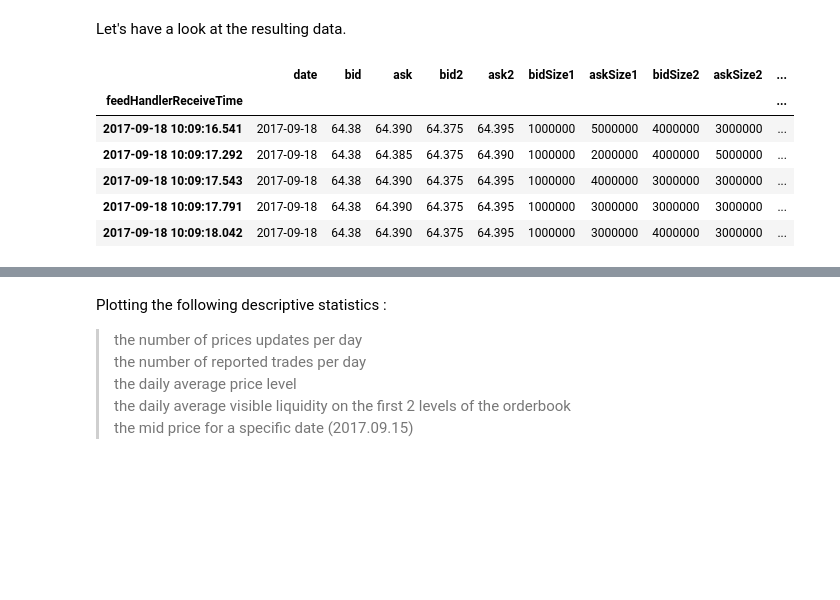
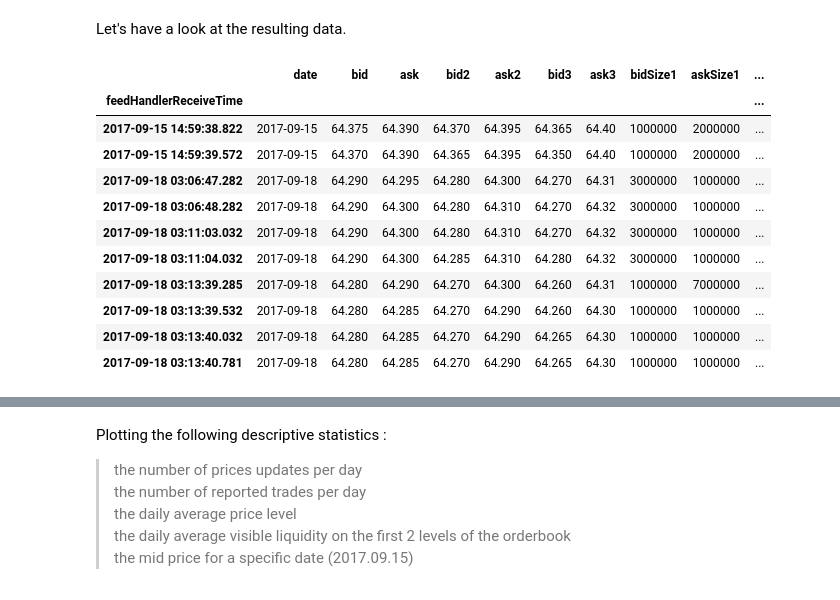
Before and after one commit to okz12/hsbc_hackathon, a Jupyter notebook: Notebook.ipynb, the cells around one changed output, grey strips where cells are left out. Saved outputs shown, nothing was run; the diff lists cells and outputs as text; code cells hidden in the pictures; blank space fills up the shorter version.

```diff
--- a/Notebook.ipynb
+++ b/Notebook.ipynb
@@ -146,12 +163,18 @@ prices=prices.drop_duplicates()
 # %% [markdown]
 Let's have a look at the resulting data.
-# %%
-prices[10010:10015]
-# %% [output]
-|  | date | bid | ask | bid2 | ask2 | bidSize1 | askSize1 | bidSize2 | askSize2 | ... |
-| feedHandlerReceiveTime |  |  |  |  |  |  |  |  |  | ... |
-| 2017-09-18 10:09:16.541 | 2017-09-18 | 64.38 | 64.390 | 64.375 | 64.395 | 1000000 | 5000000 | 4000000 | 3000000 | ... |
-| 2017-09-18 10:09:17.292 | 2017-09-18 | 64.38 | 64.385 | 64.375 | 64.390 | 1000000 | 2000000 | 4000000 | 5000000 | ... |
-| 2017-09-18 10:09:17.543 | 2017-09-18 | 64.38 | 64.390 | 64.375 | 64.395 | 1000000 | 4000000 | 3000000 | 3000000 | ... |
-| 2017-09-18 10:09:17.791 | 2017-09-18 | 64.38 | 64.390 | 64.375 | 64.395 | 1000000 | 3000000 | 3000000 | 3000000 | ... |
-| 2017-09-18 10:09:18.042 | 2017-09-18 | 64.38 | 64.390 | 64.375 | 64.395 | 1000000 | 3000000 | 4000000 | 3000000 | ... |
+# %%
+idx = 7700
+prices[idx:idx + 10]
+# %% [output]
+|  | date | bid | ask | bid2 | ask2 | bid3 | ask3 | bidSize1 | askSize1 | ... |
+| feedHandlerReceiveTime |  |  |  |  |  |  |  |  |  | ... |
+| 2017-09-15 14:59:38.822 | 2017-09-15 | 64.375 | 64.390 | 64.370 | 64.395 | 64.365 | 64.40 | 1000000 | 2000000 | ... |
+| 2017-09-15 14:59:39.572 | 2017-09-15 | 64.370 | 64.390 | 64.365 | 64.395 | 64.350 | 64.40 | 1000000 | 2000000 | ... |
+| 2017-09-18 03:06:47.282 | 2017-09-18 | 64.290 | 64.295 | 64.280 | 64.300 | 64.270 | 64.31 | 3000000 | 1000000 | ... |
+| 2017-09-18 03:06:48.282 | 2017-09-18 | 64.290 | 64.300 | 64.280 | 64.310 | 64.270 | 64.32 | 3000000 | 1000000 | ... |
+| 2017-09-18 03:11:03.032 | 2017-09-18 | 64.290 | 64.300 | 64.280 | 64.310 | 64.270 | 64.32 | 3000000 | 1000000 | ... |
+| 2017-09-18 03:11:04.032 | 2017-09-18 | 64.290 | 64.300 | 64.285 | 64.310 | 64.280 | 64.32 | 3000000 | 1000000 | ... |
+| 2017-09-18 03:13:39.285 | 2017-09-18 | 64.280 | 64.290 | 64.270 | 64.300 | 64.260 | 64.31 | 1000000 | 7000000 | ... |
+| 2017-09-18 03:13:39.532 | 2017-09-18 | 64.280 | 64.285 | 64.270 | 64.290 | 64.260 | 64.30 | 1000000 | 1000000 | ... |
+| 2017-09-18 03:13:40.032 | 2017-09-18 | 64.280 | 64.285 | 64.270 | 64.290 | 64.265 | 64.30 | 1000000 | 1000000 | ... |
+| 2017-09-18 03:13:40.781 | 2017-09-18 | 64.280 | 64.285 | 64.270 | 64.290 | 64.265 | 64.30 | 1000000 | 1000000 | ... |
```
Also changed, not shown: parts of 22 cells of this notebook, 3 other files.
